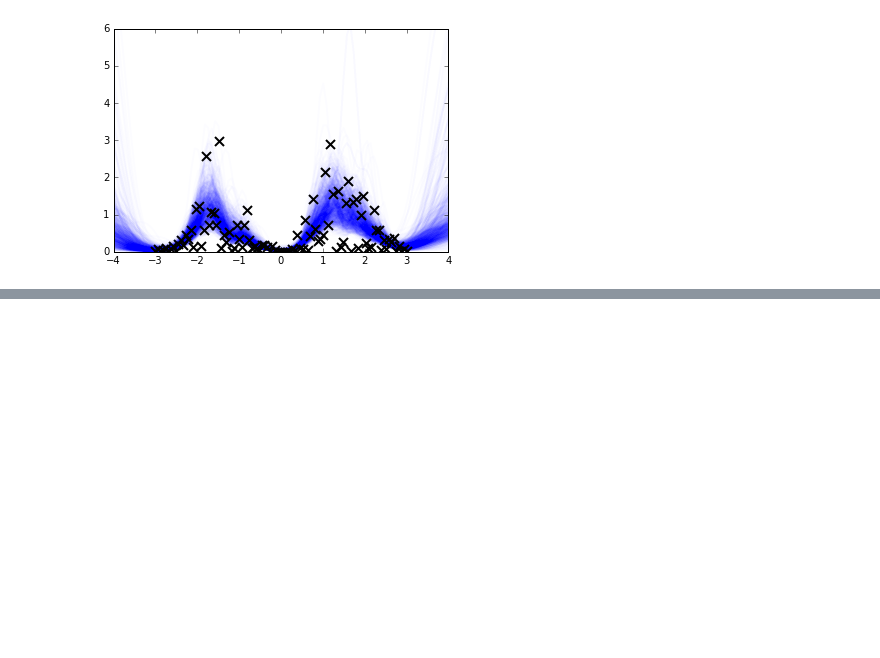
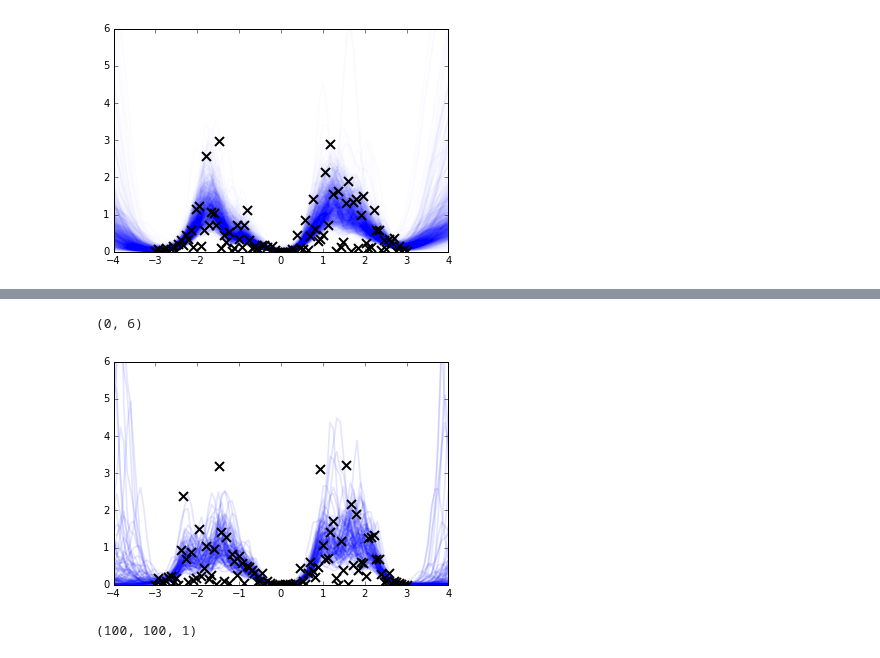
Before and after one commit to GPflow/GPflow, a Jupyter notebook: notebooks/Sparse mcmc demo.ipynb, the cells around one changed output, grey strips where cells are left out. Cells and saved outputs as stored; diff of their text form; code cells hidden in the pictures; blank space fills up the shorter version.

```diff
--- a/notebooks/Sparse mcmc demo.ipynb
+++ b/notebooks/Sparse mcmc demo.ipynb
@@ -119,3 +119,9 @@ for m, ss in zip([m1, m2], samples):
 # %% [output]
 [figure]
 [figure]
+# %%
+# VB for good measure
+
+k = GPflow.kernels.Matern32(1,ARD=False) + GPflow.kernels.Bias(1)
+l = GPflow.likelihoods.Exponential()
+m3 = GPflow.vgp.VGP(X[:,None], Y[:,None], k, l)
@@ -121,0 +151,14 @@ for m, ss in zip([m1, m2], samples):
+# %%
+xx = np.linspace(-4,4,100)[:,None]
+samples = m3.predict_f_samples(xx, 100)
+# %%
+plt.plot(xx, np.exp(samples.squeeze()).T, 'b', alpha=0.1)
+plt.plot(X, Y, 'kx', mew=2)
+plt.ylim(0, 6)
+# %% [output]
+(0, 6)
+[figure, added]
+# %%
+samples.shape
+# %% [output]
+(100, 100, 1)
```
Also changed, not shown: parts of 6 cells of this notebook, 1 other file.
